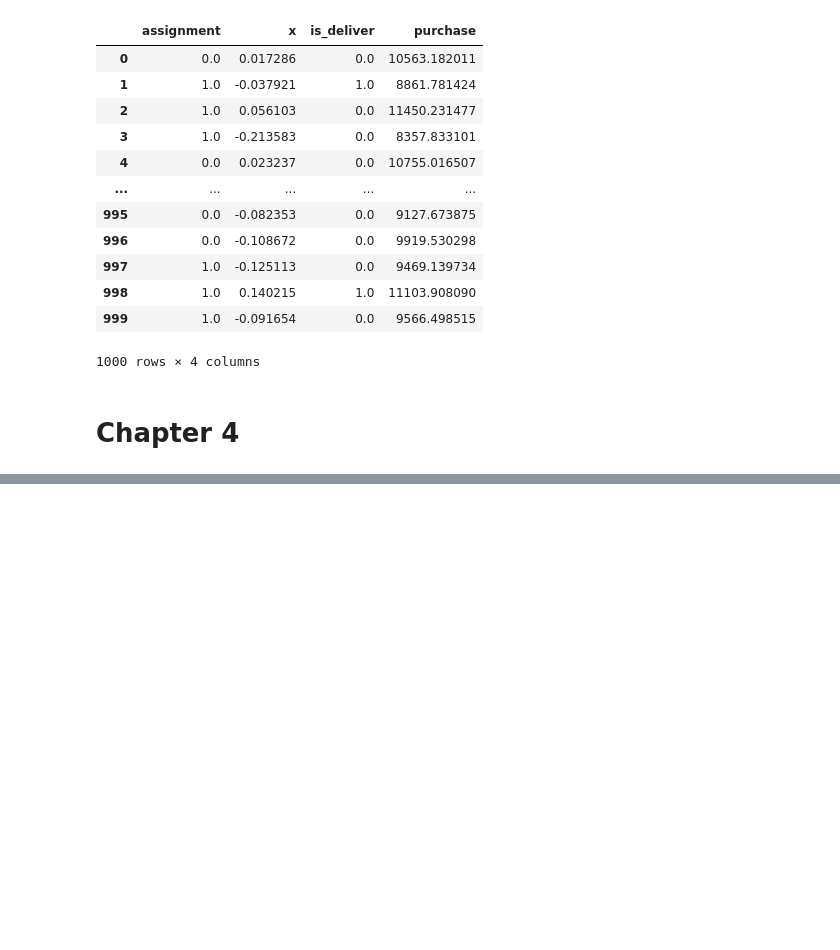
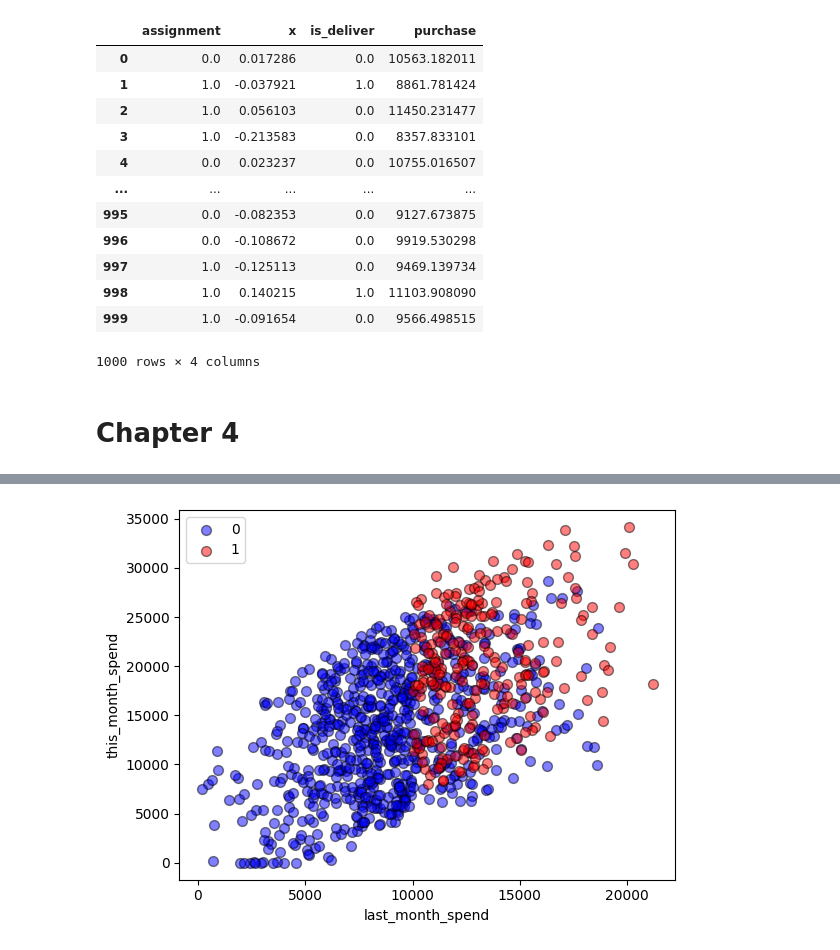
Before and after one commit to HirotakeIto/intro_to_impact_evaluation_with_python, a Jupyter notebook: notebooks/chapter0_dataset.ipynb, the cells around one changed output, grey strips where cells are left out. Cells and saved outputs as stored; diff of their text form; code cells hidden in the pictures; blank space fills up the shorter version.

```diff
--- a/notebooks/chapter0_dataset.ipynb
+++ b/notebooks/chapter0_dataset.ipynb
@@ -486,0 +607,20 @@ df_organ_donations_full.to_csv(path_organ_donations_full, index=False)
+# %%
+# ラベルごとにデータを分ける
+df_label0 = df[df['treatment'] == 0]
+df_label1 = df[df['treatment'] == 1]
+
+# 散布図の作成
+fig, ax = plt.subplots()
+
+ax.scatter(df_label0['last_month_spend'], df_label0['this_month_spend'], c='blue', label='0', edgecolors='k', s=50, alpha=0.5)
+ax.scatter(df_label1['last_month_spend'], df_label1['this_month_spend'], c='red', label='1', edgecolors='k', s=50, alpha=0.5)
+
+# 軸ラベルと凡例の追加
+ax.set_xlabel('last_month_spend')
+ax.set_ylabel('this_month_spend')
+ax.legend()
+
+# グラフの表示
+plt.show()
+# %% [output]
+[figure, added]
```
Also changed, not shown: parts of 17 cells of this notebook, 2 other files.
